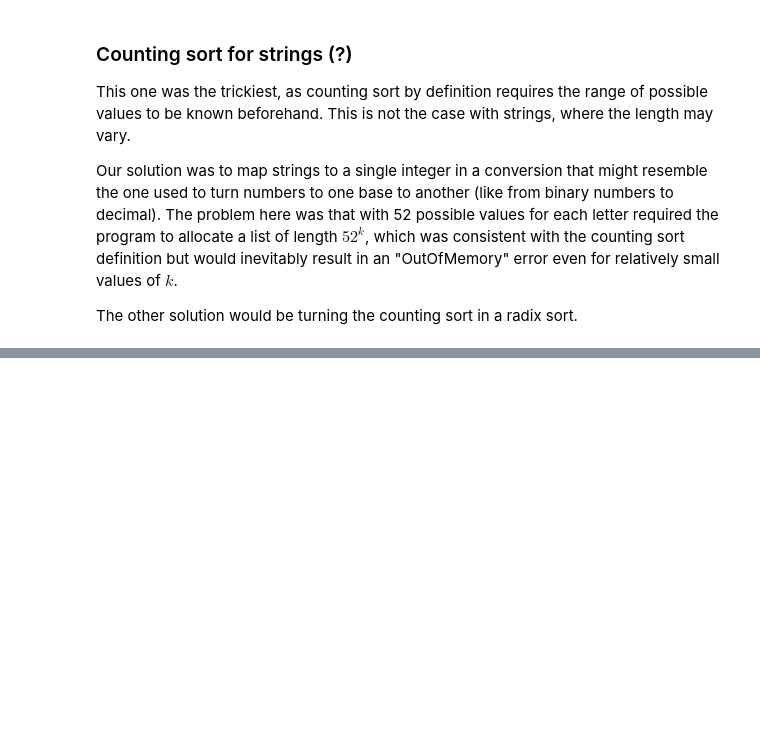
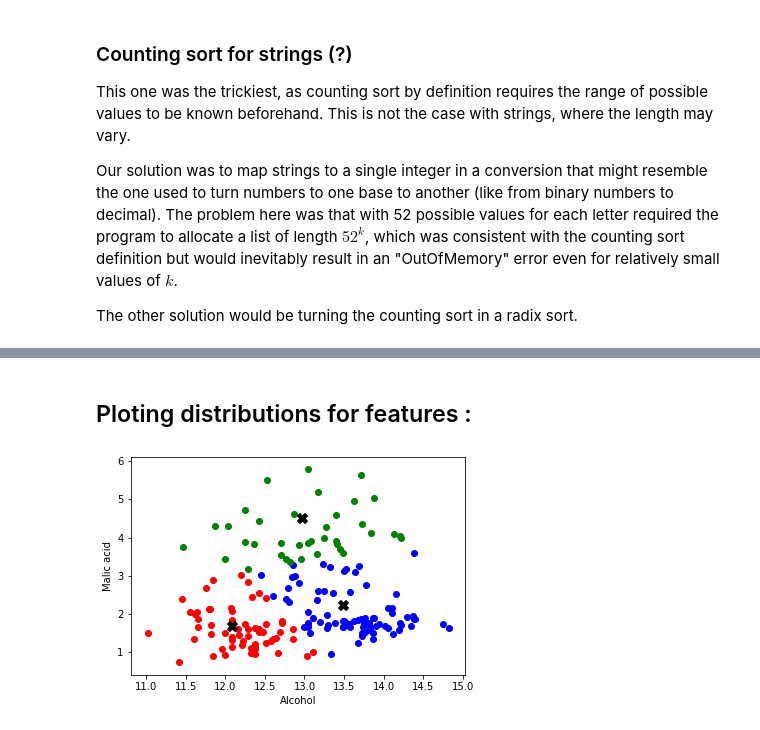
Before and after one commit to muscasmarco/ADM-HW4, a Jupyter notebook: main.ipynb, the cells around one changed output, grey strips where cells are left out. Saved outputs shown, nothing was run; the diff lists cells and outputs as text; code cells hidden in the pictures; blank space fills up the shorter version.

```diff
--- a/main.ipynb
+++ b/main.ipynb
@@ -182,0 +215,23 @@ The other solution would be turning the counting sort in a radix sort.
+# %%
+# Use silhouette score to find optimal number of clusters:
+
+def n_cluster(df,A,B):
+
+    # range of number of clusters for analysing
+    num_clusters = np.arange(2,10)
+
+    results = {}
+    # filter selected features for clustering
+    data = df[[A,B]].copy()
+
+    for size in num_clusters:
+
+        # Fitting K-Means to the dataset
+        model = KMeans(n_clusters = size).fit(data)
+        predictions = model.predict(data)
+
+        # Compute the silhouette scores for each sample
+        results[size] = silhouette_score(data, predictions)
+    best_size = max(results,key=results.get)
+
+    return best_size
@@ -182,0 +344,20 @@ The other solution would be turning the counting sort in a radix sort.
+# %% [markdown]
+## Ploting distributions for features :
+# %%
+# calculate the number of clusters with the function
+K = n_cluster(df,"Alcohol","Malic acid")
+
+#calculate k-means with function
+data, centroid = k_means(df,"Alcohol","Malic acid",K)
+
+#ploting the distribution
+color = ['blue','green','red','yellow','crimson','aqua','chocolate','coral','plum','maroon']
+for k in range(K):
+    d = data[data["cluster"] == k]
+    plt.scatter(d["Alcohol"],d["Malic acid"],c = color[k])
+plt.scatter(centroid["Alcohol"],centroid["Malic acid"],c = 'black', marker = 'X',s = 100) #Centroids
+plt.xlabel('Alcohol')
+plt.ylabel('Malic acid')
+plt.show()
+# %% [output]
+[figure, added]
```
Also changed, not shown: parts of 13 cells of this notebook.
